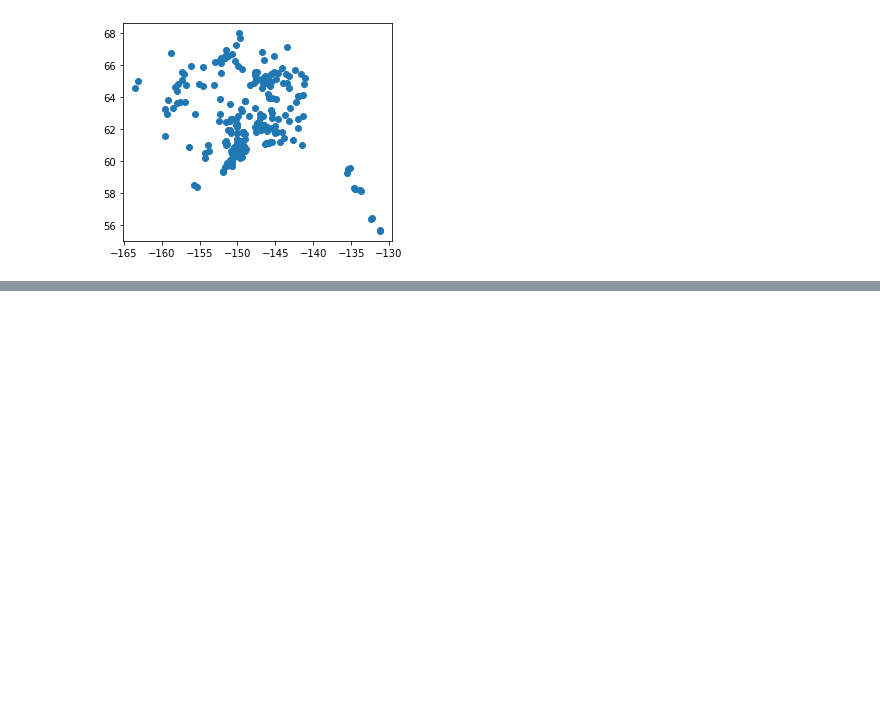
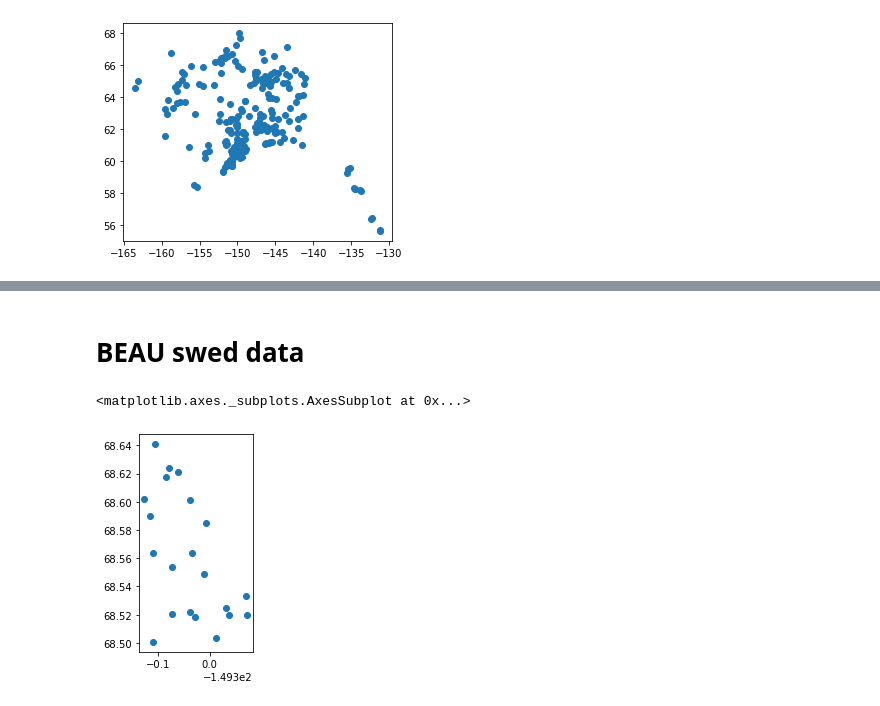
Before and after one commit to NPRB/02_preprocess_python, a Jupyter notebook: 06_snow_course.ipynb, the cells around one changed output, grey strips where cells are left out. Cells and saved outputs as stored; diff of their text form; code cells hidden in the pictures; blank space fills up the shorter version.

Commit message:
cleaned workflow

```diff
--- a/06_snow_course.ipynb
+++ b/06_snow_course.ipynb
@@ -155,0 +173,45 @@ exporting hs data file
+# %% [markdown]
+# BEAU swed data
+# %%
+domain = 'BEAU'
+# Import the snow course data
+pd_data = pd.read_csv('/nfs/attic/dfh/2020_NPRB/data/snow_course/kuparuk/BEAU_snow_course_station_list.csv')
+sc = pd.DataFrame(pd_data)
+scgdf = gpd.GeoDataFrame(sc, geometry=gpd.points_from_xy(sc.longitude, sc.latitude),crs='epsg:4326')
+
+# bounding box
+Bbox = domains[domain]['Bbox']
+
+# Snotel projection
+stn_proj = domains[domain]['stn_proj']
+# model projection
+mod_proj = domains[domain]['mod_proj']
+
+# Convert the bounding box dictionary to a shapely Polygon geometry using sgeom.box
+box_sgeom = sgeom.box(Bbox['lonmin'], Bbox['latmin'], Bbox['lonmax'], Bbox['latmax'])
+box_gdf = gpd.GeoDataFrame(geometry=[box_sgeom], crs=stn_proj)
+# reproject
+new_box = box_gdf.to_crs(mod_proj)
+new_scgdf = scgdf.to_crs(mod_proj)
+
+#clip snow course sites to domain bounding box
+gdf_proj = gpd.sjoin(new_scgdf, new_box, how="inner")
+gdf_proj.drop(columns='index_right', inplace=True)
+gdf_proj.reset_index(drop=True, inplace=True)
+# add columns with projected coordinates
+gdf_proj['easting'] = gdf_proj.geometry.x
+gdf_proj['northing'] = gdf_proj.geometry.y
+
+# reproject to  columns with projected coordinates
+gdf = gdf_proj.to_crs(stn_proj)
+# drop columns with measurement-specific information
+gdf_clean = gdf.drop(columns=['state','county'])
+
+# Export the sites to files, for reuse
+out = '/nfs/attic/dfh/2020_NPRB/data/snow_course/'+domain+'/Snow_course_'+domain+'.geojson'
+gdf_clean.to_file(out, driver='GeoJSON')
+
+scgdf.plot()
+# %% [output]
+<matplotlib.axes._subplots.AxesSubplot at 0x...>
+[figure, added]
```
Also changed, not shown: parts of 5 cells of this notebook, 4 other files.
